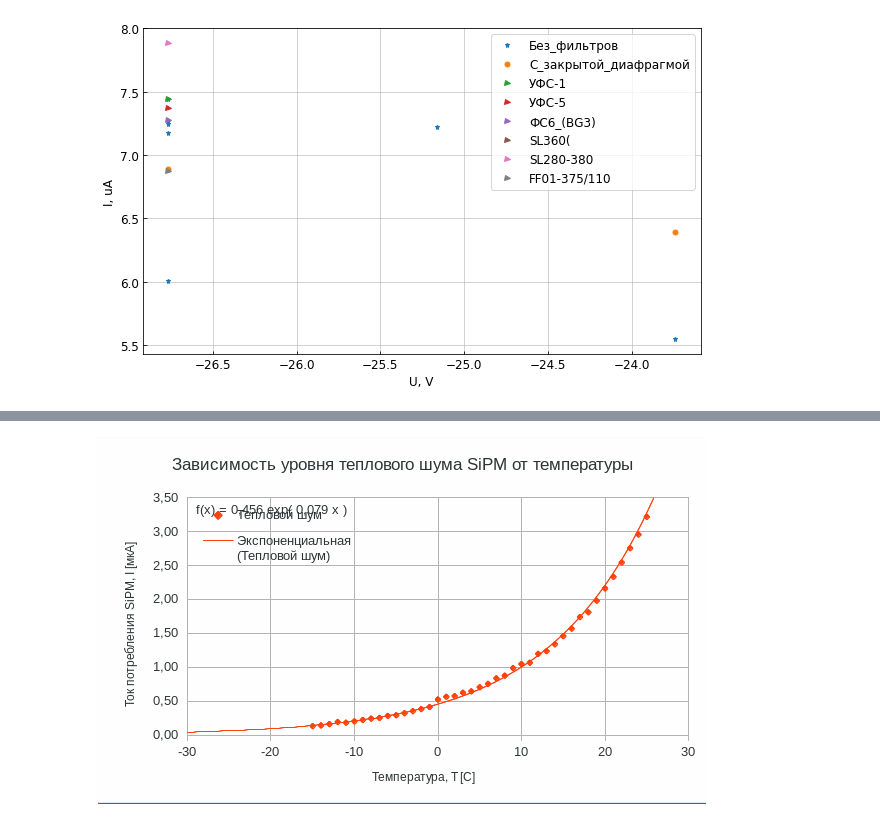
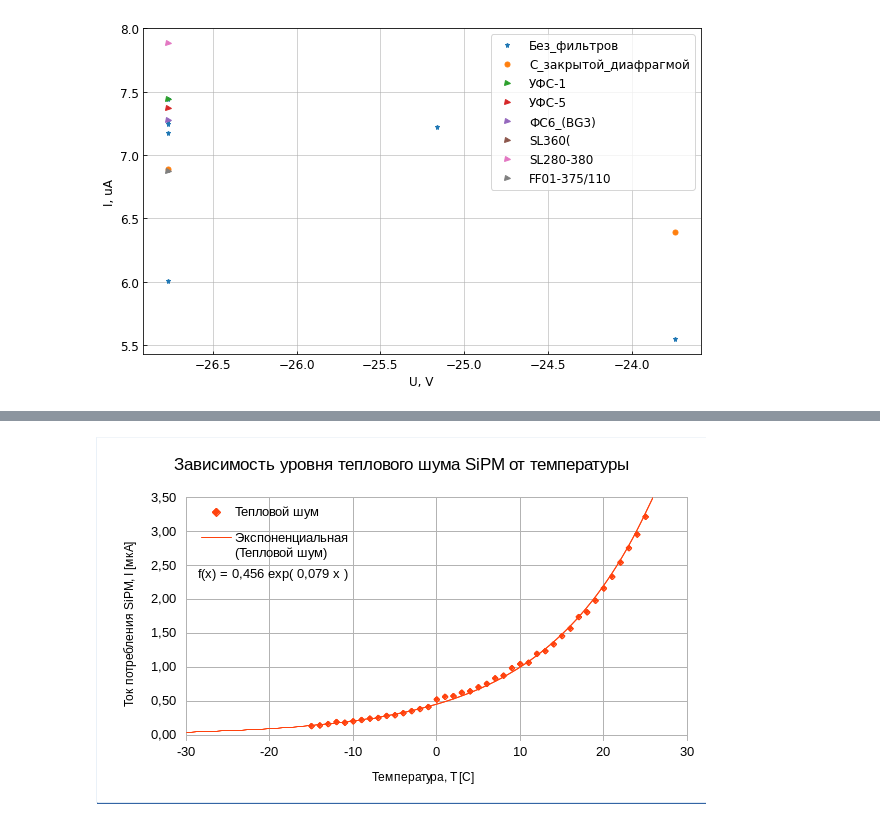
Before and after one commit to bonvech/Sphere, a Jupyter notebook: Detector/SiPM_and_filters.ipynb, the cells around one changed output, grey strips where cells are left out. Drawn from its saved outputs; the diff is of its cells as text; code cells hidden in the pictures.

```diff
--- a/Detector/SiPM_and_filters.ipynb
+++ b/Detector/SiPM_and_filters.ipynb
@@ -191,5 +205,5 @@ plt.grid()
 # %%
 from IPython.display import Image
-Image("SiPM_AT.gif")
+Image("SiPM_AT.png", embed=True)
 # %% [output]
-[figure, old version]
+[figure, new version]
```
Also changed, not shown: parts of 29 cells of this notebook, 3 other files.
